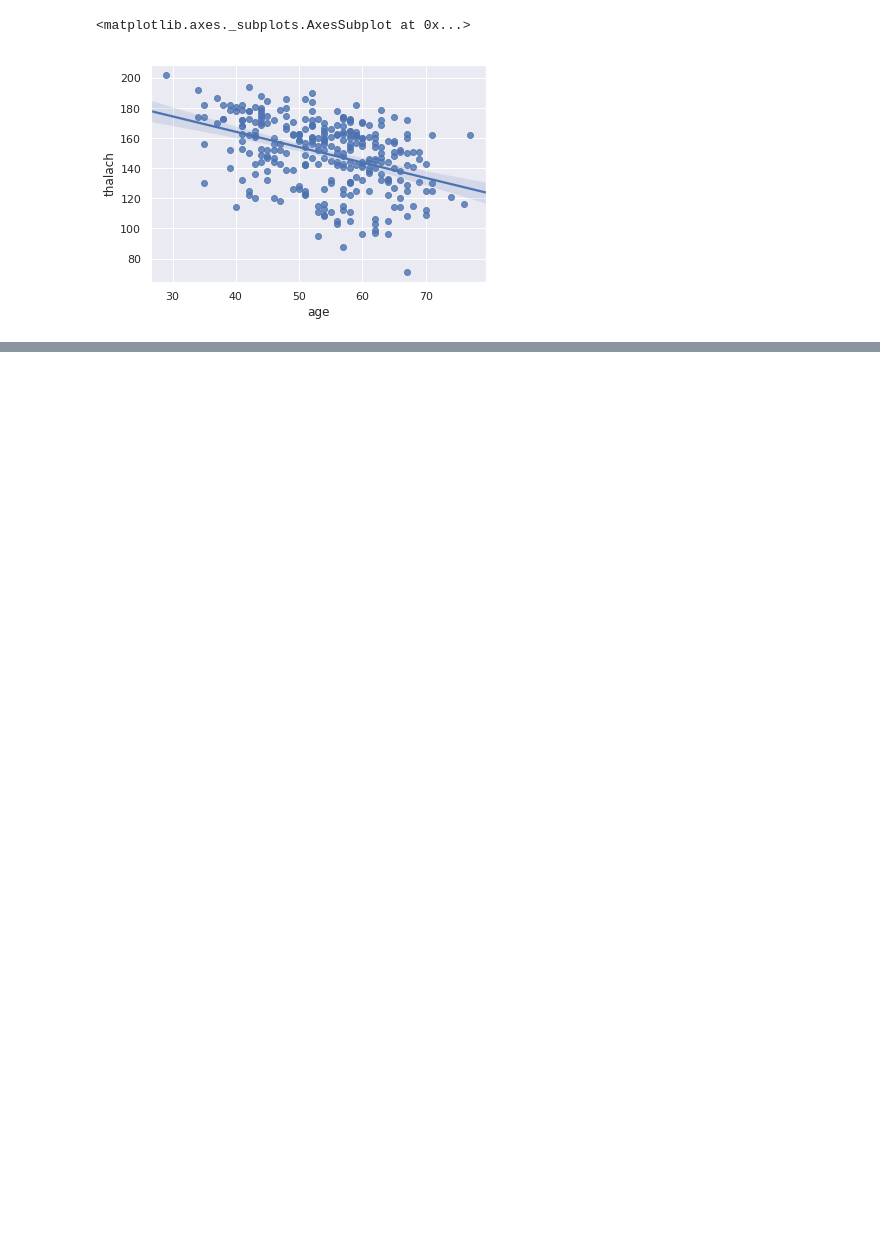
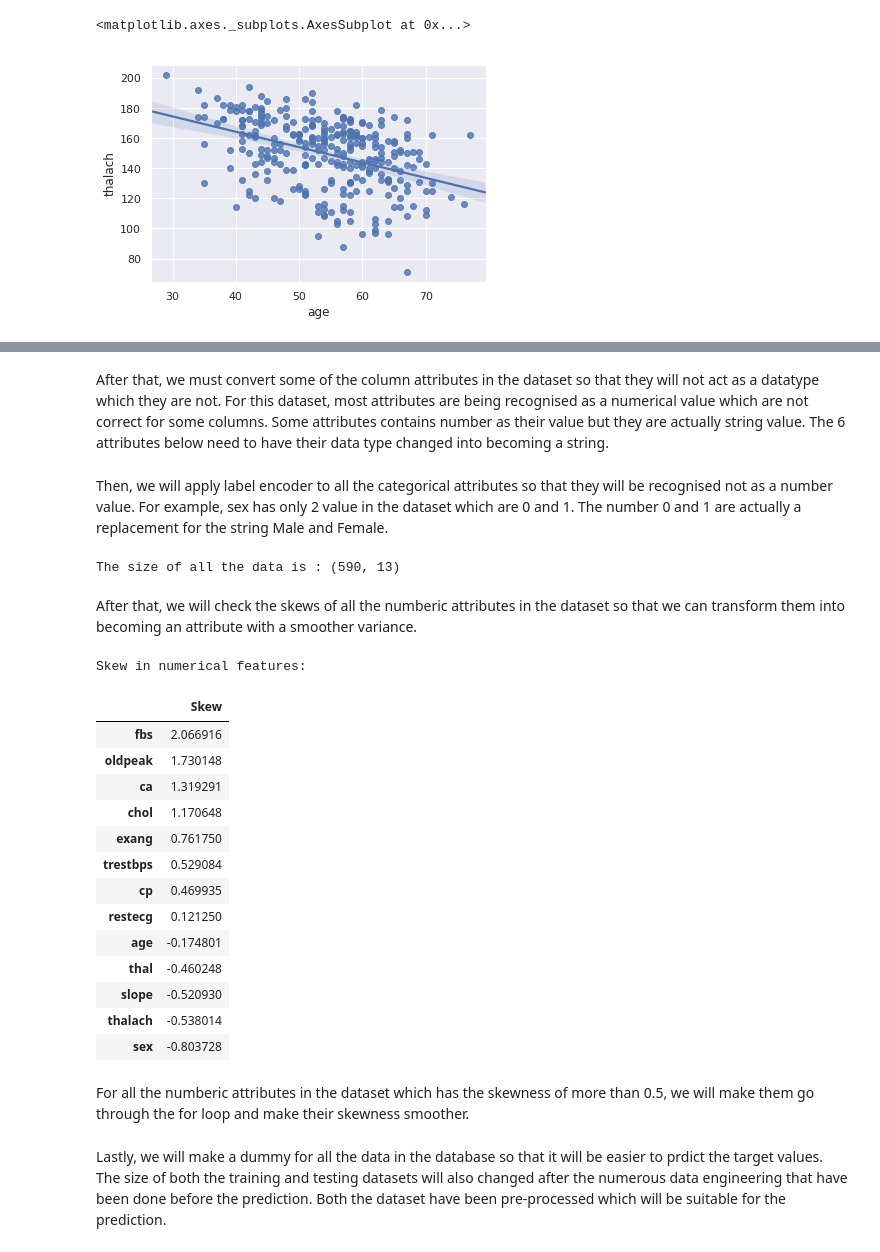
Before and after one commit to louispranata/UTS_ML2019_12741423, a Jupyter notebook: Assignment_2.ipynb, the cells around one changed output, grey strips where cells are left out. Cells and saved outputs as stored; diff of their text form; code cells hidden in the pictures; blank space fills up the shorter version.

```diff
--- a/Assignment_2.ipynb
+++ b/Assignment_2.ipynb
@@ -163,0 +196,7 @@ check_skewness('oldpeak')
+# %%
+ntrain = train.shape[0]
+ntest = test.shape[0]
+y_train = train.target.values
+all_data = pd.concat((train, test)).reset_index(drop=True)
+all_data.drop(['target'], axis=1, inplace=True)
+print("The size of all the data is : {}".format(all_data.shape))
@@ -163,0 +224,48 @@ check_skewness('oldpeak')
+# %% [markdown]
+After that, we must convert some of the column attributes in the dataset  so that they will not act as a datatype which they are not. For this dataset, most attributes are being recognised as a numerical value which are not correct for some columns. Some attributes contains number as their value but they are actually string value. The 6 attributes below need to have their data type changed into becoming a string.
+# %%
+all_data['sex'] = all_data['sex'].astype(str)
+all_data['cp'] = all_data['cp'].astype(str)
+all_data['fbs'] = all_data['fbs'].astype(str)
+all_data['exang'] = all_data['exang'].astype(str)
+all_data['ca'] = all_data['ca'].astype(str)
+all_data['thal'] = all_data['thal'].astype(str)
+# %% [markdown]
+Then, we will apply label encoder to all the categorical attributes so that they will be recognised not as a number value. For example, sex has only 2 value in the dataset which are 0 and 1. The number 0 and 1 are actually a replacement for the string Male and Female.
+# %%
+from sklearn.preprocessing import LabelEncoder
+cols = ('sex','cp','fbs','exang','ca','thal')
+for c in cols:
+    lbl = LabelEncoder()
+    lbl.fit(list(all_data[c].values))
+    all_data[c] = lbl.transform(list(all_data[c].values))
+
+print("The size of all the data is : {}".format(all_data.shape))
+# %% [output]
+The size of all the data is : (590, 13)
+# %% [markdown]
+After that, we will check the skews of all the numberic attributes in the dataset so that we can transform them into becoming an attribute with a smoother variance.
+# %%
+number_feats = all_data.dtypes[all_data.dtypes != "object"].index
+skewed_feats = all_data[number_feats].apply(lambda x: skew(x.dropna())).sort_values(ascending=False)
+print("\nThe Skew values for sll the numberic attributes in the dataset are: \n")
+skewness = pd.DataFrame({'Skew' :skewed_feats})
+skewness.head(15)
+# %% [output]
+Skew in numerical features:
+|  | Skew |
+| fbs | 2.066916 |
+| oldpeak | 1.730148 |
+| ca | 1.319291 |
+| chol | 1.170648 |
+| exang | 0.761750 |
+| trestbps | 0.529084 |
+| cp | 0.469935 |
+| restecg | 0.121250 |
+| age | -0.174801 |
+| thal | -0.460248 |
+| slope | -0.520930 |
+| thalach | -0.538014 |
+| sex | -0.803728 |
+# %% [markdown]
+For all the numberic attributes in the dataset which has the skewness of more than 0.5, we will make them go through the for loop and make their skewness smoother.
@@ -163,0 +281,2 @@ check_skewness('oldpeak')
+# %% [markdown]
+Lastly, we will make a dummy for all the data in the database so that it will be easier to prdict the target values. The size of both the training and testing datasets will also changed after the numerous data engineering that have been done before the prediction. Both the dataset have been pre-processed which will be suitable for the prediction.
```
Also changed, not shown: parts of 64 cells of this notebook.
